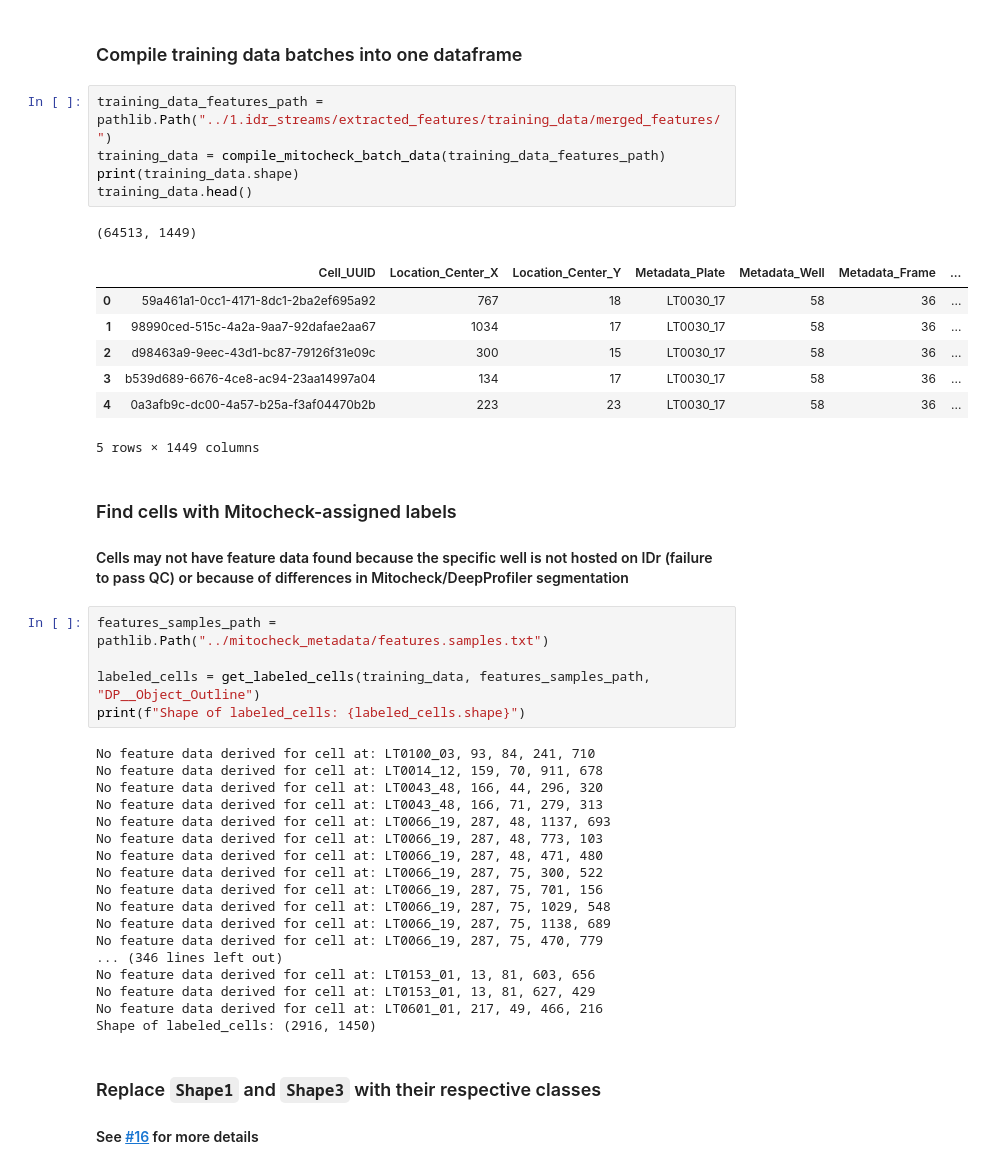
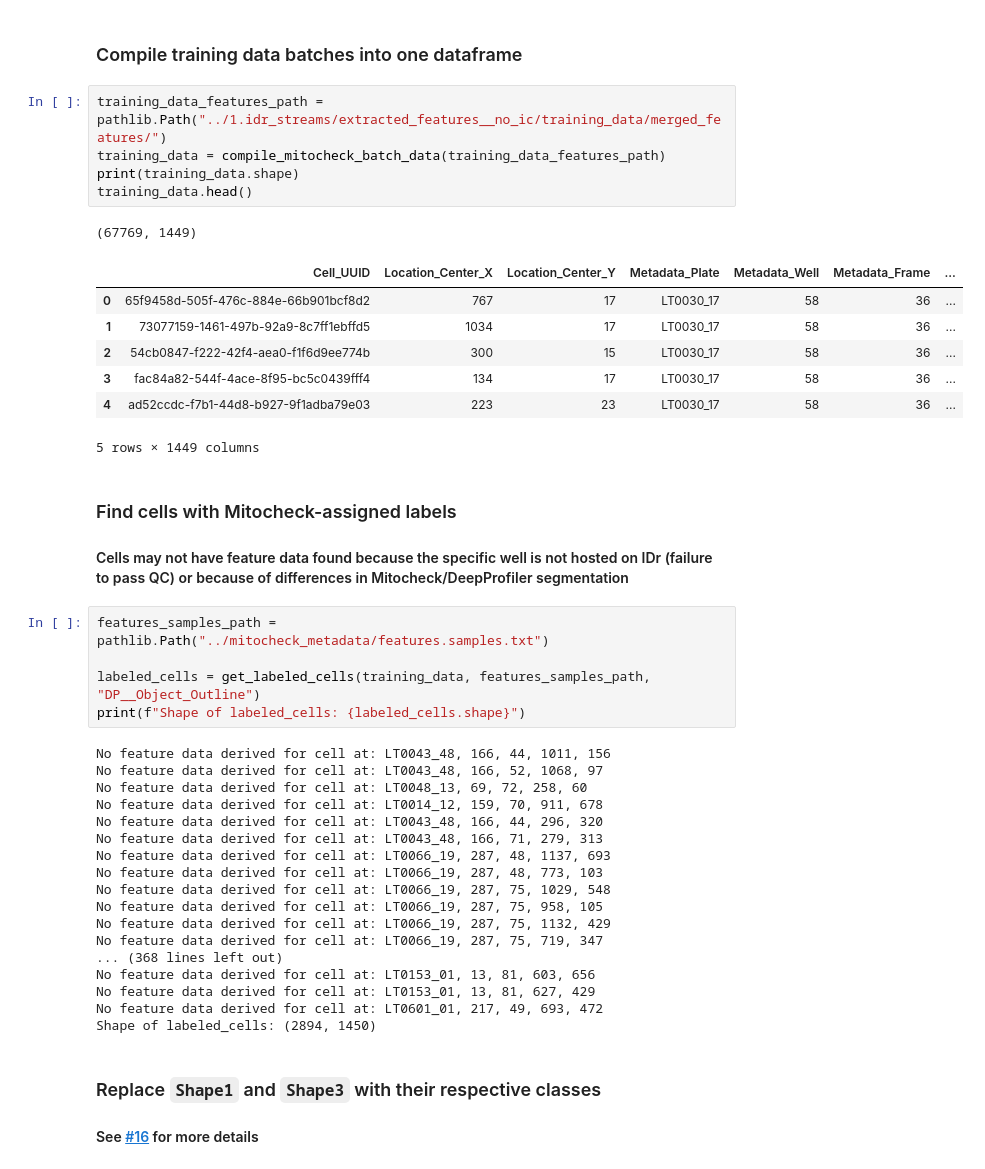
Before and after one commit to WayScience/mitocheck_data, a Jupyter notebook: 2.format_training_data/format_training_data.ipynb, the cells around one changed output. Saved outputs shown, nothing was run; the diff lists cells and outputs as text.

Commit message:
run format training data module

```diff
--- a/2.format_training_data/format_training_data.ipynb
+++ b/2.format_training_data/format_training_data.ipynb
@@ -12,18 +12,18 @@ from training_data_utils import get_labeled_cells
 # %% [markdown]
 ### Compile training data batches into one dataframe
 # %%
-training_data_features_path = pathlib.Path("../1.idr_streams/extracted_features/training_data/merged_features/")
+training_data_features_path = pathlib.Path("../1.idr_streams/extracted_features__no_ic/training_data/merged_features/")
 training_data = compile_mitocheck_batch_data(training_data_features_path)
 print(training_data.shape)
 training_data.head()
 # %% [output]
-(64513, 1449)
+(67769, 1449)
 |  | Cell_UUID | Location_Center_X | Location_Center_Y | Metadata_Plate | Metadata_Well | Metadata_Frame | ... |
-| 0 | 59a461a1-0cc1-4171-8dc1-2ba2ef695a92 | 767 | 18 | LT0030_17 | 58 | 36 | ... |
-| 1 | 98990ced-515c-4a2a-9aa7-92dafae2aa67 | 1034 | 17 | LT0030_17 | 58 | 36 | ... |
-| 2 | d98463a9-9eec-43d1-bc87-79126f31e09c | 300 | 15 | LT0030_17 | 58 | 36 | ... |
-| 3 | b539d689-6676-4ce8-ac94-23aa14997a04 | 134 | 17 | LT0030_17 | 58 | 36 | ... |
-| 4 | 0a3afb9c-dc00-4a57-b25a-f3af04470b2b | 223 | 23 | LT0030_17 | 58 | 36 | ... |
+| 0 | 65f9458d-505f-476c-884e-66b901bcf8d2 | 767 | 17 | LT0030_17 | 58 | 36 | ... |
+| 1 | 73077159-1461-497b-92a9-8c7ff1ebffd5 | 1034 | 17 | LT0030_17 | 58 | 36 | ... |
+| 2 | 54cb0847-f222-42f4-aea0-f1f6d9ee774b | 300 | 15 | LT0030_17 | 58 | 36 | ... |
+| 3 | fac84a82-544f-4ace-8f95-bc5c0439fff4 | 134 | 17 | LT0030_17 | 58 | 36 | ... |
+| 4 | ad52ccdc-f7b1-44d8-b927-9f1adba79e03 | 223 | 23 | LT0030_17 | 58 | 36 | ... |
 5 rows × 1449 columns
 # %% [markdown]
 ### Find cells with Mitocheck-assigned labels
@@ -35,23 +35,23 @@ features_samples_path = pathlib.Path("../mitocheck_metadata/features.samples.txt
 labeled_cells = get_labeled_cells(training_data, features_samples_path, "DP__Object_Outline")
 print(f"Shape of labeled_cells: {labeled_cells.shape}")
 # %% [output]
-No feature data derived for cell at: LT0100_03, 93, 84, 241, 710
+No feature data derived for cell at: LT0043_48, 166, 44, 1011, 156
+No feature data derived for cell at: LT0043_48, 166, 52, 1068, 97
+No feature data derived for cell at: LT0048_13, 69, 72, 258, 60
 No feature data derived for cell at: LT0014_12, 159, 70, 911, 678
 No feature data derived for cell at: LT0043_48, 166, 44, 296, 320
 No feature data derived for cell at: LT0043_48, 166, 71, 279, 313
 No feature data derived for cell at: LT0066_19, 287, 48, 1137, 693
 No feature data derived for cell at: LT0066_19, 287, 48, 773, 103
-No feature data derived for cell at: LT0066_19, 287, 48, 471, 480
-No feature data derived for cell at: LT0066_19, 287, 75, 300, 522
-No feature data derived for cell at: LT0066_19, 287, 75, 701, 156
 No feature data derived for cell at: LT0066_19, 287, 75, 1029, 548
-No feature data derived for cell at: LT0066_19, 287, 75, 1138, 689
-No feature data derived for cell at: LT0066_19, 287, 75, 470, 779
-... (346 lines left out)
+No feature data derived for cell at: LT0066_19, 287, 75, 958, 105
+No feature data derived for cell at: LT0066_19, 287, 75, 1132, 429
+No feature data derived for cell at: LT0066_19, 287, 75, 719, 347
+... (368 lines left out)
 No feature data derived for cell at: LT0153_01, 13, 81, 603, 656
 No feature data derived for cell at: LT0153_01, 13, 81, 627, 429
-No feature data derived for cell at: LT0601_01, 217, 49, 466, 216
-Shape of labeled_cells: (2916, 1450)
+No feature data derived for cell at: LT0601_01, 217, 49, 693, 472
+Shape of labeled_cells: (2894, 1450)
 # %% [markdown]
 ### Replace `Shape1` and `Shape3` with their respective classes
 #### See [#16](https://github.com/WayScience/mitocheck_data/issues/16) for more details
```
Also changed, not shown: parts of 1 cell of this notebook, 1 other file.
